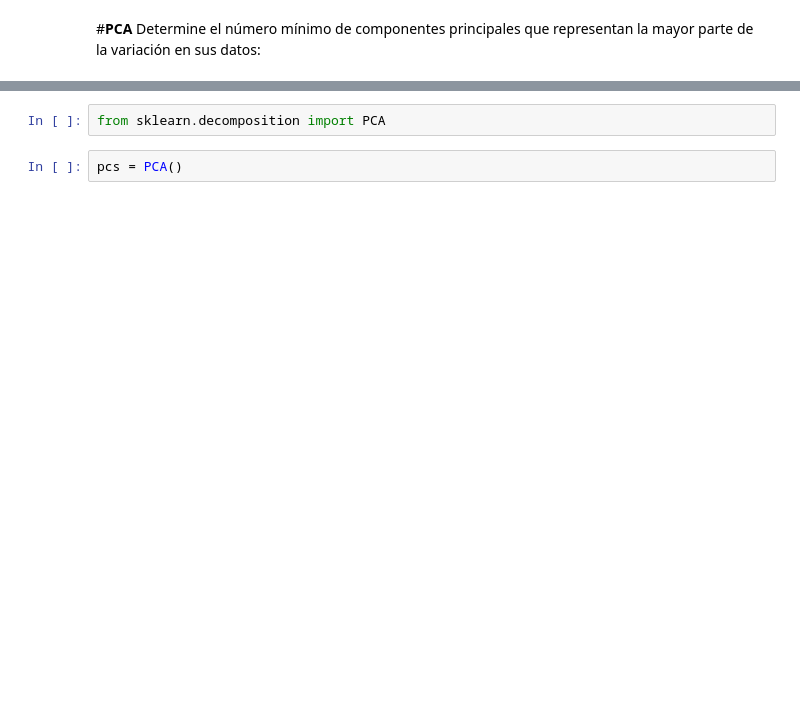
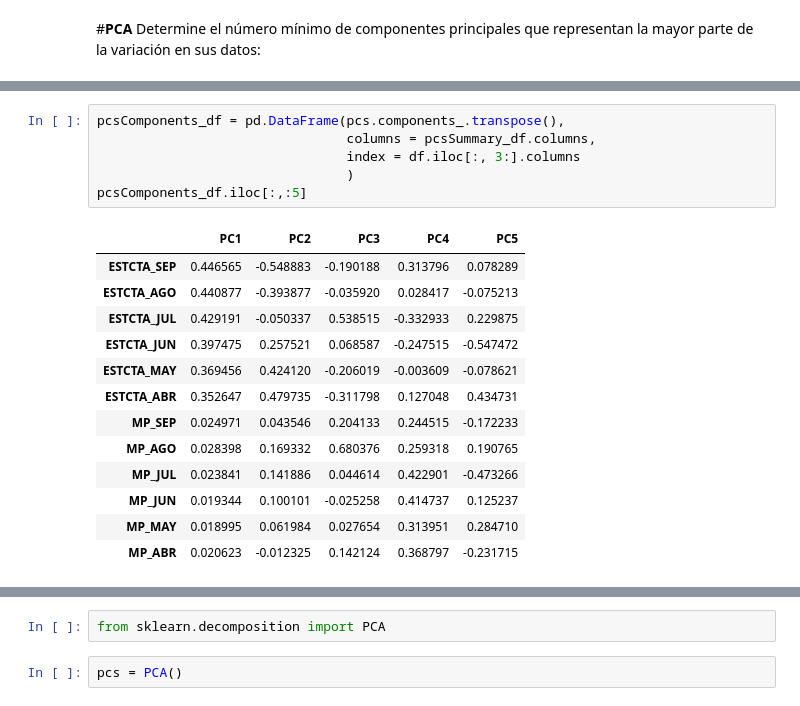
Before and after one commit to PosgradoMNA/actividades-del-projecto-equipo_98, a Jupyter notebook: Actividad_4.ipynb, the cells around one changed output, grey strips where cells are left out. Cells and saved outputs as stored; diff of their text form; blank space fills up the shorter version.

```diff
--- a/Actividad_4.ipynb
+++ b/Actividad_4.ipynb
@@ -261,0 +346,20 @@ Determine el número mínimo de componentes principales que representan la mayor
+# %%
+pcsComponents_df = pd.DataFrame(pcs.components_.transpose(),
+                                columns = pcsSummary_df.columns,
+                                index = df.iloc[:, 3:].columns
+                                )
+pcsComponents_df.iloc[:,:5]
+# %% [output]
+|  | PC1 | PC2 | PC3 | PC4 | PC5 |
+| ESTCTA_SEP | 0.446565 | -0.548883 | -0.190188 | 0.313796 | 0.078289 |
+| ESTCTA_AGO | 0.440877 | -0.393877 | -0.035920 | 0.028417 | -0.075213 |
+| ESTCTA_JUL | 0.429191 | -0.050337 | 0.538515 | -0.332933 | 0.229875 |
+| ESTCTA_JUN | 0.397475 | 0.257521 | 0.068587 | -0.247515 | -0.547472 |
+| ESTCTA_MAY | 0.369456 | 0.424120 | -0.206019 | -0.003609 | -0.078621 |
+| ESTCTA_ABR | 0.352647 | 0.479735 | -0.311798 | 0.127048 | 0.434731 |
+| MP_SEP | 0.024971 | 0.043546 | 0.204133 | 0.244515 | -0.172233 |
+| MP_AGO | 0.028398 | 0.169332 | 0.680376 | 0.259318 | 0.190765 |
+| MP_JUL | 0.023841 | 0.141886 | 0.044614 | 0.422901 | -0.473266 |
+| MP_JUN | 0.019344 | 0.100101 | -0.025258 | 0.414737 | 0.125237 |
+| MP_MAY | 0.018995 | 0.061984 | 0.027654 | 0.313951 | 0.284710 |
+| MP_ABR | 0.020623 | -0.012325 | 0.142124 | 0.368797 | -0.231715 |
```
Also changed, not shown: parts of 30 cells of this notebook.
